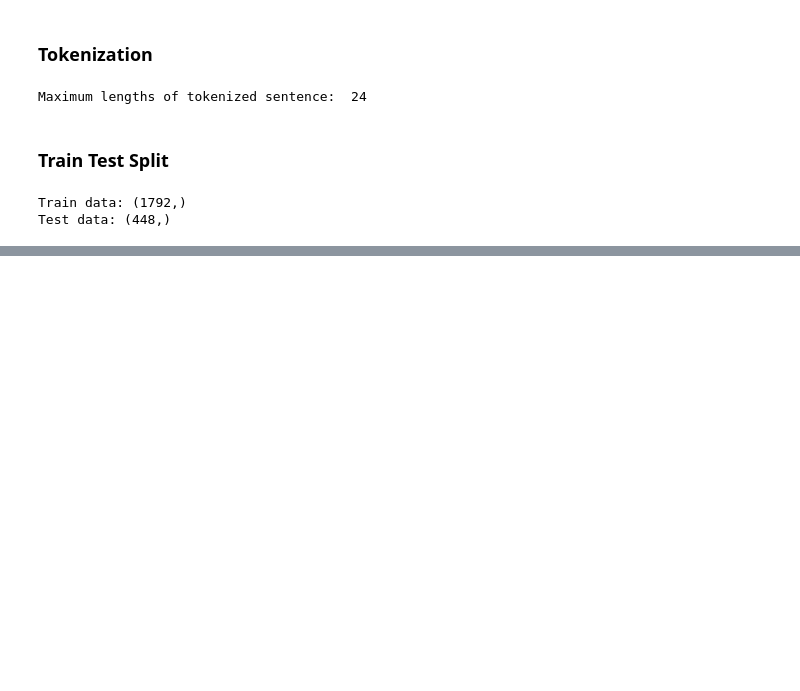
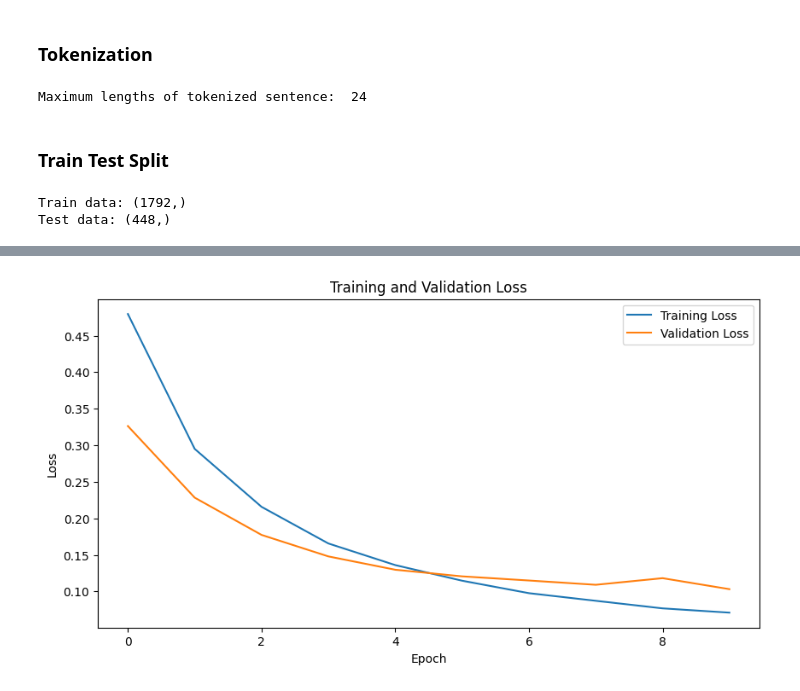
Before and after one commit to anyaachan/JobTitleClassification, a Jupyter notebook: model.ipynb, the cells around one changed output, grey strips where cells are left out. Cells and saved outputs as stored; diff of their text form; code cells hidden in the pictures; blank space fills up the shorter version.

Commit message:
add model training and validation

```diff
--- a/model.ipynb
+++ b/model.ipynb
@@ -135,7 +153,8 @@ tokenizer = BertTokenizer.from_pretrained('bert-base-cased') #not using cased mo
 def split_text(text):
     return tokenizer.tokenize(text)
 
-print("Maximum lengths of tokenized sentence: ", job_level_data["Title"].apply(split_text).apply(len).max())
+max_len = job_level_data["Title"].apply(split_text).apply(len).max()
+print("Maximum lengths of tokenized sentence: ", max_len)
 # %% [output]
 Maximum lengths of tokenized sentence:  24
 # %%
@@ -187,10 +237,10 @@ Test data: (448,)
 # %%
 class JobTitleClassifier(nn.Module):
-    def __init__(self):
+    def __init__(self, n_classes):
         super(JobTitleClassifier, self).__init__()
         self.bert = BertModel.from_pretrained('bert-base-cased') # pre-trained bert model
         self.dropout = torch.nn.Dropout(0.3) # regularization
-        self.linear = torch.nn.Linear(768, 1) # classification
+        self.linear = torch.nn.Linear(self.bert.config.hidden_size, n_classes) # classification
 
     def forward(self, input_ids, attention_mask):
         output = self.bert(input_ids, attention_mask)
@@ -198,4 +248,5 @@ class JobTitleClassifier(nn.Module):
         output = self.linear(output)
         return output
 
-model = JobTitleClassifier().to(device)
+model = JobTitleClassifier(len(mlb.classes_)).to(device)
+print(model)
@@ -201,0 +271,3 @@ model = JobTitleClassifier().to(device)
+# %%
+adam_optimizer = torch.optim.AdamW(model.parameters(), lr=1e-5)
+bce_loss = nn.BCEWithLogitsLoss() # includes sigmoid activation
@@ -201,0 +324,23 @@ model = JobTitleClassifier().to(device)
+# %%
+train_losses = []
+val_losses = []
+
+for epoch in range(EPOCHS):
+    print(f'Epoch {epoch + 1}/{EPOCHS}')
+
+    train_loss = train_classifier(model, train_loader, bce_loss, adam_optimizer, device)
+    train_losses.append(train_loss)
+    print(f"Training loss: {train_loss}")
+
+    val_loss, predictions, targets = validation(model, test_loader, bce_loss, device)
+    val_losses.append(val_loss)
+    print(f'Validation loss: {val_loss}')
+
+    predictions = np.array(predictions) >= THRESHOLD
+    targets = np.array(targets)
+
+    accuracy = accuracy_score(targets, predictions)
+    print(f"Accuracy score: {accuracy}")
+
+    f1 = f1_score(targets, predictions, average='macro', zero_division=1)
+    print(f"F1 score: {f1}")
@@ -201,0 +365,11 @@ model = JobTitleClassifier().to(device)
+# %%
+plt.figure(figsize=(10, 5))
+plt.plot(train_losses, label='Training Loss')
+plt.plot(val_losses, label='Validation Loss')
+plt.xlabel('Epoch')
+plt.ylabel('Loss')
+plt.title('Training and Validation Loss')
+plt.legend()
+plt.show()
+# %% [output]
+[figure, added]
```
Also changed, not shown: parts of 11 cells of this notebook.
